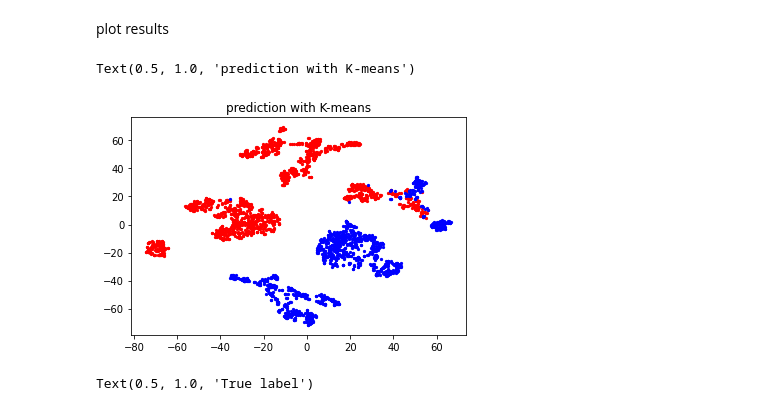
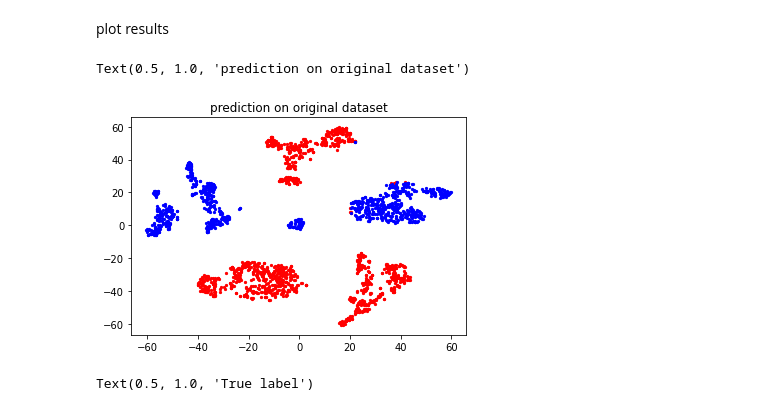
Before and after one commit to AnnieCRY/DS5230-project, a Jupyter notebook: beehive_audio_clustering.ipynb, the cells around one changed output. Saved outputs shown, nothing was run; the diff lists cells and outputs as text; code cells hidden in the pictures.

```diff
--- a/beehive_audio_clustering.ipynb
+++ b/beehive_audio_clustering.ipynb
@@ -153,8 +153,8 @@ Text(0.5, 1.0, 'True label-missing queen/active')
 # %% [markdown]
 tsne
 # %%
-tsne = TSNE(n_components=2).fit_transform(X_state)
+tsne = TSNE(n_components=2).fit_transform(X)
 
 tsne_df = pd.DataFrame(data = tsne, columns = ['component1', 'component2'])
 
-tsne_df = pd.concat([tsne_df, pd.DataFrame(Y_state, columns = ['label'])], axis = 1)
+tsne_df = pd.concat([tsne_df, pd.DataFrame(Y, columns = ['label'])], axis = 1)
@@ -194,7 +203,7 @@ model = sklearn.cluster.KMeans(n_clusters=2)
 Y_tsne = model.fit_predict(tsne)
 # %%
 model = sklearn.cluster.KMeans(n_clusters=2)
-Y_pred = model.fit_predict(norm(X))
+Y_pred = model.fit_predict(X)
 Y_pred
 # %% [output]
 array([1, 1, 1, ..., 0, 0, 0], dtype=int32)
@@ -213,12 +222,12 @@ plot results
 # %%
 
 plt.scatter(pred_km[pred_km['predicted_label']==0].iloc[:,0], pred_km[pred_km['predicted_label']==0].iloc[:,1], c='r', s=5, cmap='viridis')
 plt.scatter(pred_km[pred_km['predicted_label']==1].iloc[:,0], pred_km[pred_km['predicted_label']==1].iloc[:,1], c='b', s=5, cmap='viridis')
 
-plt.title("prediction with K-means")
+plt.title("prediction on original dataset")
 # %% [output]
-Text(0.5, 1.0, 'prediction with K-means')
+Text(0.5, 1.0, 'prediction on original dataset')
-[figure, old version]
+[figure, new version]
 # %%
 plt.scatter(pred_km[pred_km['label']==0].iloc[:,0], pred_km[pred_km['label']==0].iloc[:,1], c='r', s=50, cmap='viridis')
 plt.scatter(pred_km[pred_km['label']==1].iloc[:,0], pred_km[pred_km['label']==1].iloc[:,1], c='b', s=50, cmap='viridis')
```
Also changed, not shown: parts of 16 cells of this notebook.
